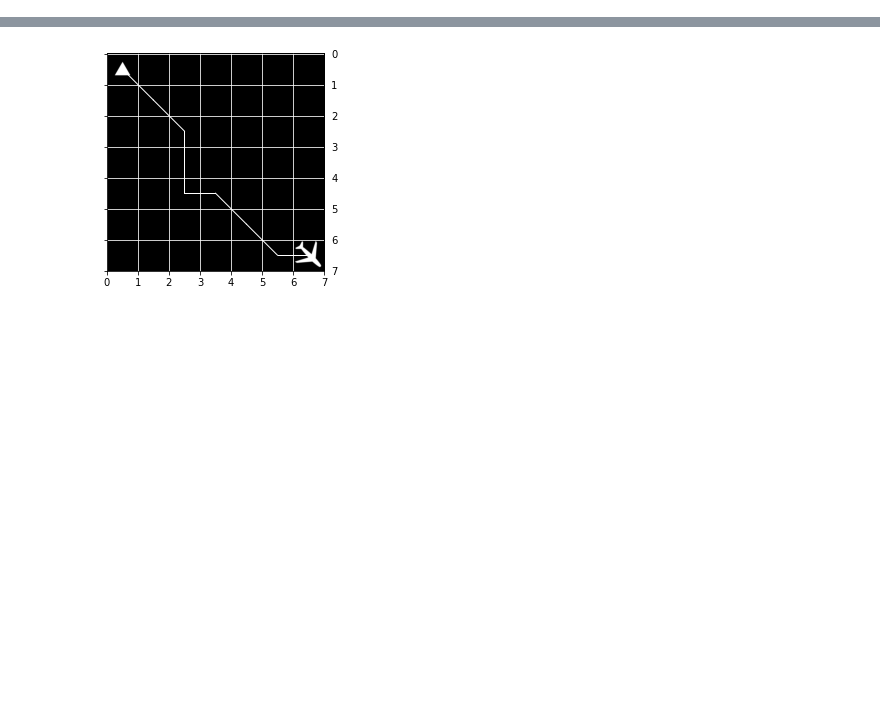
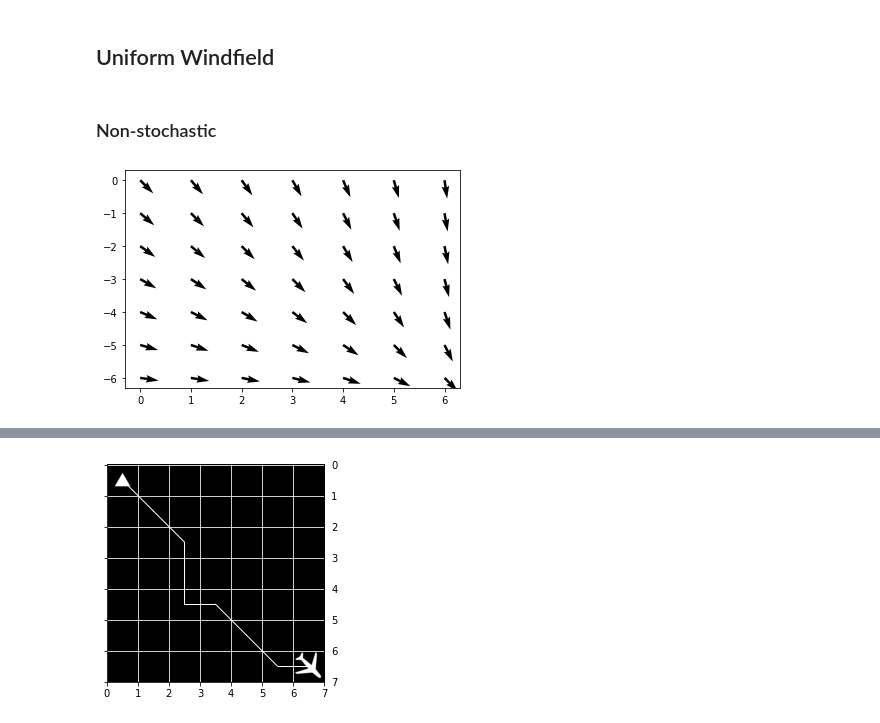
Before and after one commit to n00b-c0dr/Wind-based-path-planning-for-UAVs, a Jupyter notebook: play.ipynb, the cells around one changed output, grey strips where cells are left out. Saved outputs shown, nothing was run; the diff lists cells and outputs as text; code cells hidden in the pictures; blank space fills up the shorter version.

```diff
--- a/play.ipynb
+++ b/play.ipynb
@@ -10,0 +12,9 @@ env.plot_windfield(mean_wind_field)
+# %% [markdown]
+## Uniform Windfield
+# %% [markdown]
+### Non-stochastic
+# %%
+uniform = env.uniform_windfield(stochastic=False)
+env.plot_windfield(uniform)
+# %% [output]
+[figure, added]
```
Also changed, not shown: parts of 23 cells of this notebook, 5 other files.
